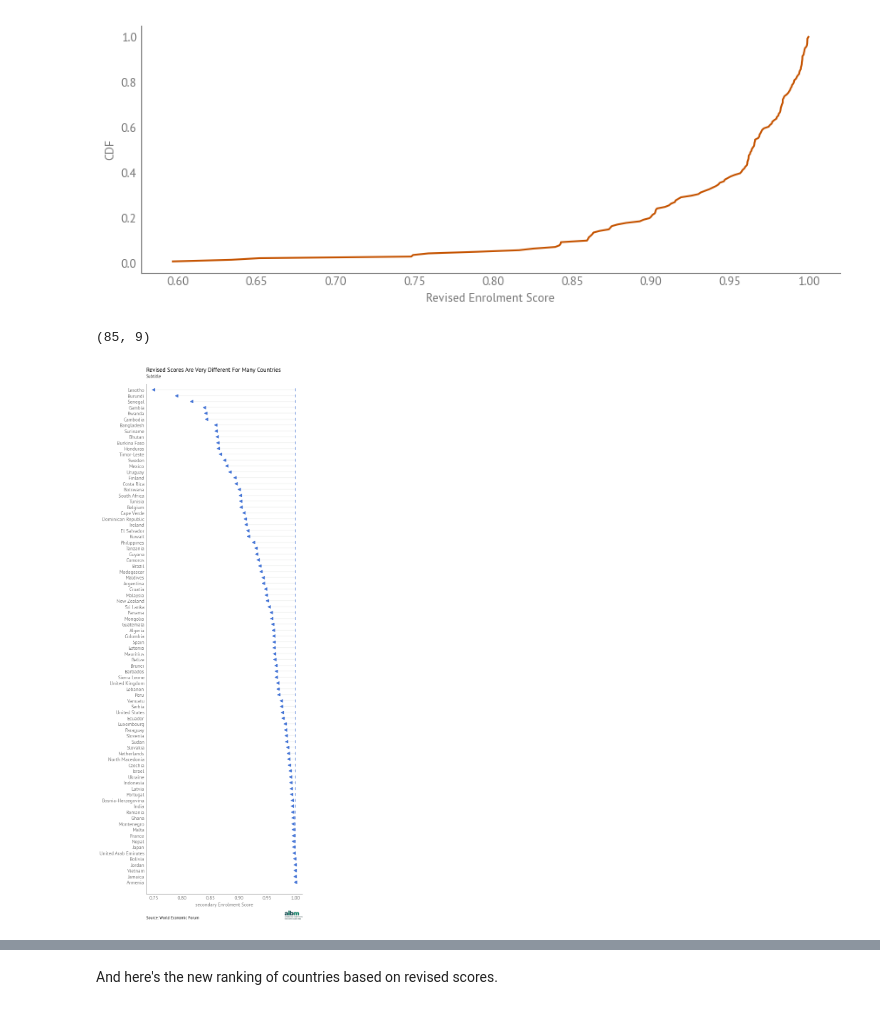
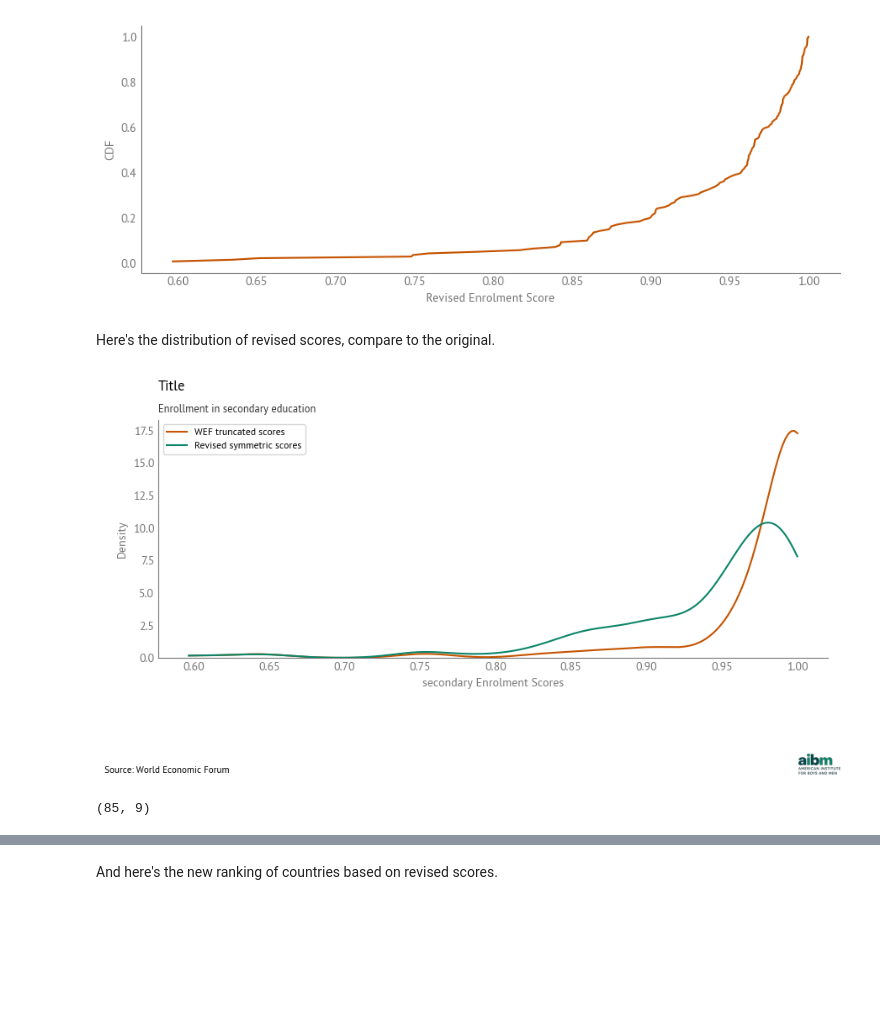
Before and after one commit to AllenDowney/EqualityWEF, a Jupyter notebook: secondary_education.ipynb, the cells around one changed output, grey strips where cells are left out. Saved outputs shown, nothing was run; the diff lists cells and outputs as text; code cells hidden in the pictures; blank space fills up the shorter version.

```diff
--- a/secondary_education.ipynb
+++ b/secondary_education.ipynb
@@ -236,32 +149,18 @@ cdf_score.plot()
 decorate(xlabel='Revised Enrolment Score', ylabel='CDF')
 # %% [output]
 [figure]
+# %% [markdown]
+Here's the distribution of revised scores, compare to the original.
+# %%
+from utils import plot_score_distributions, add_title
+
+plot_score_distributions(df, xlabel='secondary Enrolment Scores')
+add_title("Title",
+          "Enrollment in secondary education")
+# %% [output]
+[figure, added]
 # %%
 revised = df[~dinged].dropna(subset=['ratio']).sort_values('revised_score')
 revised.shape
 # %% [output]
 (85, 9)
-# %%
-# make a figure that shows a horizontal line for each country that
-# connects the revised score and the secondary enrolment score
-# with a circle for the original and a triangle for the revised
-
-from utils import add_title, add_subtext, add_logo
-
-fig, ax = plt.subplots(figsize=(6, 15))
-plt.hlines(revised['country'],
-           revised['score'], revised['revised_score'],
-           color=AIBM_COLORS['light_gray'])
-plt.plot(revised['score'], revised['country'], '|',
-         color=AIBM_COLORS['blue'])
-plt.plot(revised['revised_score'], revised['country'], '<',
-         color=AIBM_COLORS['blue'])
-ax.invert_yaxis()
-
-decorate(xlabel='secondary Enrolment Score', ylim=[len(revised)+1, -1])
-add_title("Revised Scores Are Very Different For Many Countries",
-          "Subtitle", y=1.01)
-add_subtext("Source: World Economic Forum", y=-0.05)
-logo = add_logo(location=(1.0, -0.05))
-# %% [output]
-[figure, removed]
```
Also changed, not shown: parts of 32 cells of this notebook, 4 other files.
